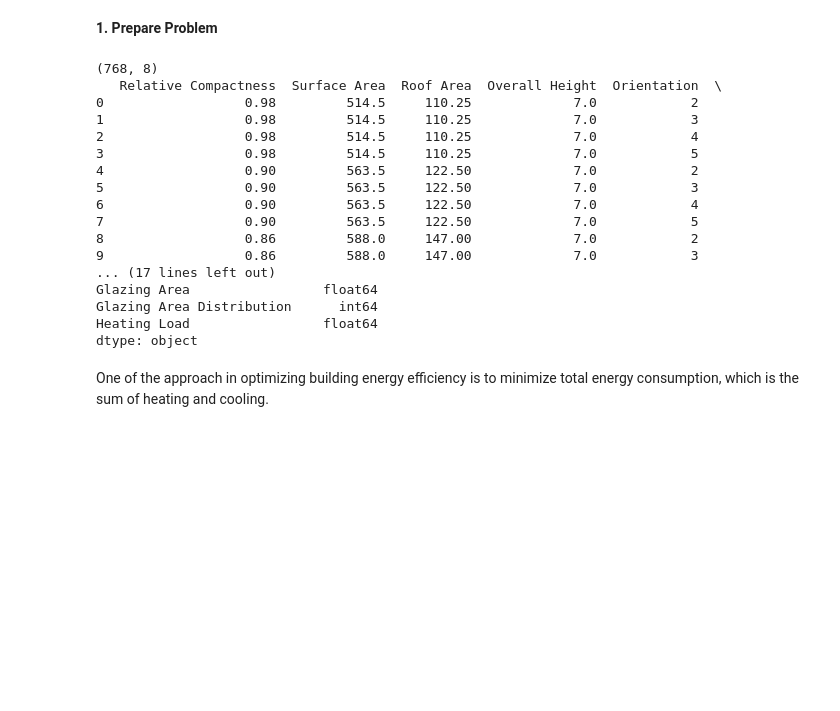
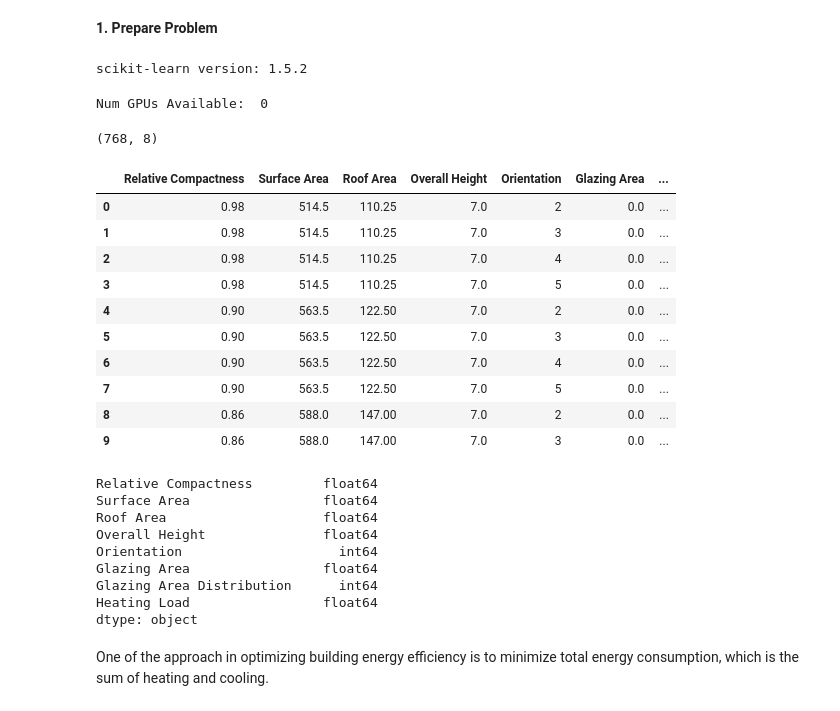
Before and after one commit to VIP-SMUR/24Fa-EnergyInBuildings-Com, a Jupyter notebook: Notebook1B_Multivariate_regression_heating_cooling_load_final.ipynb, the cells around one changed output. Cells and saved outputs as stored; diff of their text form; code cells hidden in the pictures; blank space fills up the shorter version.

```diff
--- a/Notebook1B_Multivariate_regression_heating_cooling_load_final.ipynb
+++ b/Notebook1B_Multivariate_regression_heating_cooling_load_final.ipynb
@@ -33,31 +33,46 @@ from sklearn.model_selection import learning_curve
 from sklearn.model_selection import cross_val_score
 
 from pickle import dump
+# %%
+import sklearn
+print('scikit-learn version:', sklearn.__version__)
+# %% [output]
+scikit-learn version: 1.5.2
+# %%
+import tensorflow as tf
+from tensorflow.python.client import device_lib
+print("Num GPUs Available: ", len(tf.config.list_physical_devices('GPU')))
+# %% [output]
+Num GPUs Available:  0
 # %%
 # b) Load dataset
 # Load and view each file in the dataset
 data = pd.read_csv('EPB_data.csv', header=0)
 print(data.shape)
-print(data.head(10))
+display(data.head(10))
 print(data.dtypes)
 # %% [output]
 (768, 8)
-   Relative Compactness  Surface Area  Roof Area  Overall Height  Orientation  \
-0                  0.98         514.5     110.25             7.0            2
-1                  0.98         514.5     110.25             7.0            3
-2                  0.98         514.5     110.25             7.0            4
-3                  0.98         514.5     110.25             7.0            5
-4                  0.90         563.5     122.50             7.0            2
-5                  0.90         563.5     122.50             7.0            3
-6                  0.90         563.5     122.50             7.0            4
-7                  0.90         563.5     122.50             7.0            5
-8                  0.86         588.0     147.00             7.0            2
-9                  0.86         588.0     147.00             7.0            3
-... (17 lines left out)
-Glazing Area                 float64
-Glazing Area Distribution      int64
-Heating Load                 float64
-dtype: object
+|  | Relative Compactness | Surface Area | Roof Area | Overall Height | Orientation | Glazing Area | ... |
+| 0 | 0.98 | 514.5 | 110.25 | 7.0 | 2 | 0.0 | ... |
+| 1 | 0.98 | 514.5 | 110.25 | 7.0 | 3 | 0.0 | ... |
+| 2 | 0.98 | 514.5 | 110.25 | 7.0 | 4 | 0.0 | ... |
+| 3 | 0.98 | 514.5 | 110.25 | 7.0 | 5 | 0.0 | ... |
+| 4 | 0.90 | 563.5 | 122.50 | 7.0 | 2 | 0.0 | ... |
+| 5 | 0.90 | 563.5 | 122.50 | 7.0 | 3 | 0.0 | ... |
+| 6 | 0.90 | 563.5 | 122.50 | 7.0 | 4 | 0.0 | ... |
+| 7 | 0.90 | 563.5 | 122.50 | 7.0 | 5 | 0.0 | ... |
+| 8 | 0.86 | 588.0 | 147.00 | 7.0 | 2 | 0.0 | ... |
+| 9 | 0.86 | 588.0 | 147.00 | 7.0 | 3 | 0.0 | ... |
+Relative Compactness         float64
+Surface Area                 float64
+Roof Area                    float64
+Overall Height               float64
+Orientation                    int64
+Glazing Area                 float64
+Glazing Area Distribution      int64
+Heating Load                 float64
+dtype: object
 # %% [markdown]
 One of the approach in optimizing building energy efficiency is to minimize total energy consumption, which is the sum of heating and cooling.
 # %%
```
Also changed, not shown: parts of 13 cells of this notebook.
